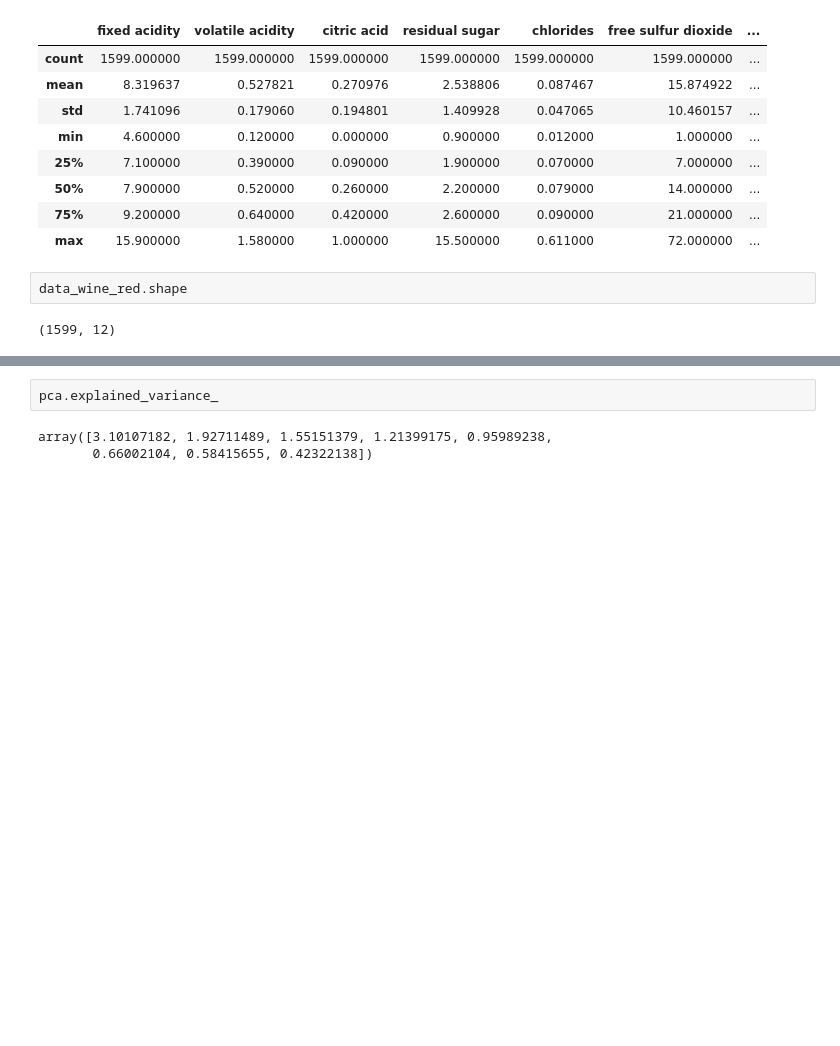
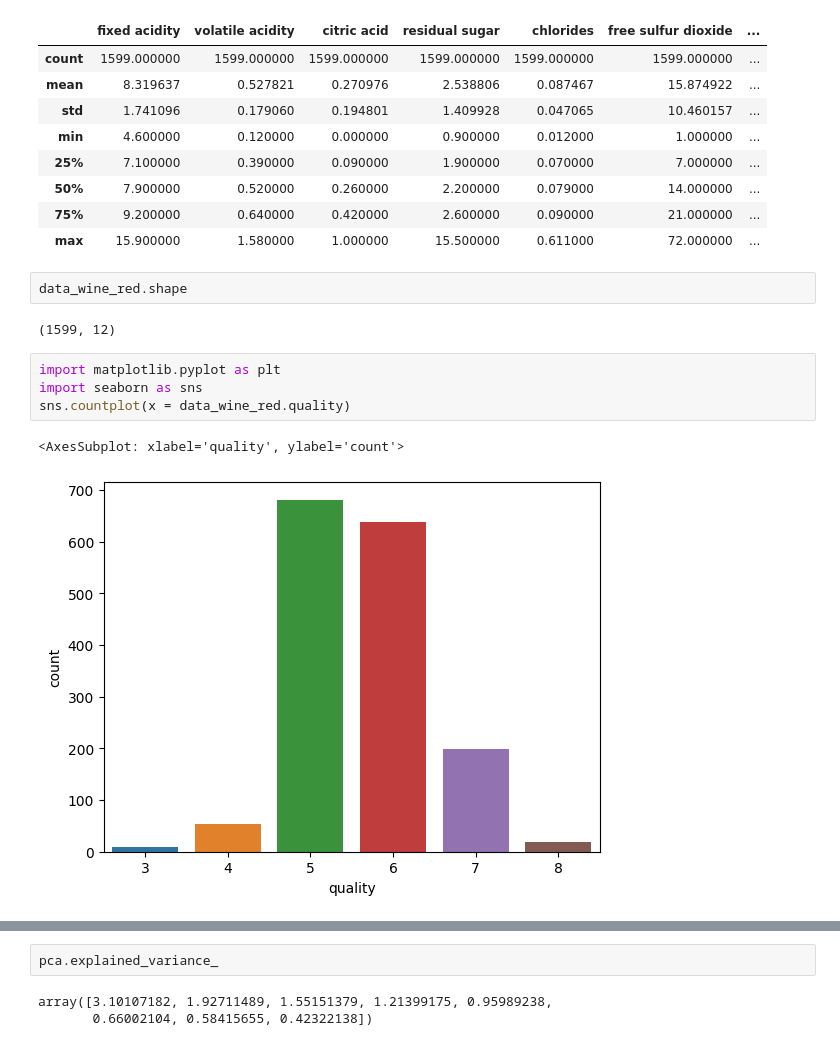
Before and after one commit to MaxSydneyDuerr/DHBW_MachineLearning, a Jupyter notebook: project.ipynb, the cells around one changed output, grey strips where cells are left out. Saved outputs shown, nothing was run; the diff lists cells and outputs as text; blank space fills up the shorter version.

```diff
--- a/project.ipynb
+++ b/project.ipynb
@@ -27,5 +27,12 @@ data_wine_red.describe()
 data_wine_red.shape
 # %% [output]
 (1599, 12)
+# %%
+import matplotlib.pyplot as plt
+import seaborn as sns
+sns.countplot(x = data_wine_red.quality)
+# %% [output]
+<AxesSubplot: xlabel='quality', ylabel='count'>
+[figure, added]
 # %%
 from sklearn.preprocessing import StandardScaler
```
Also changed, not shown: parts of 13 cells of this notebook.
